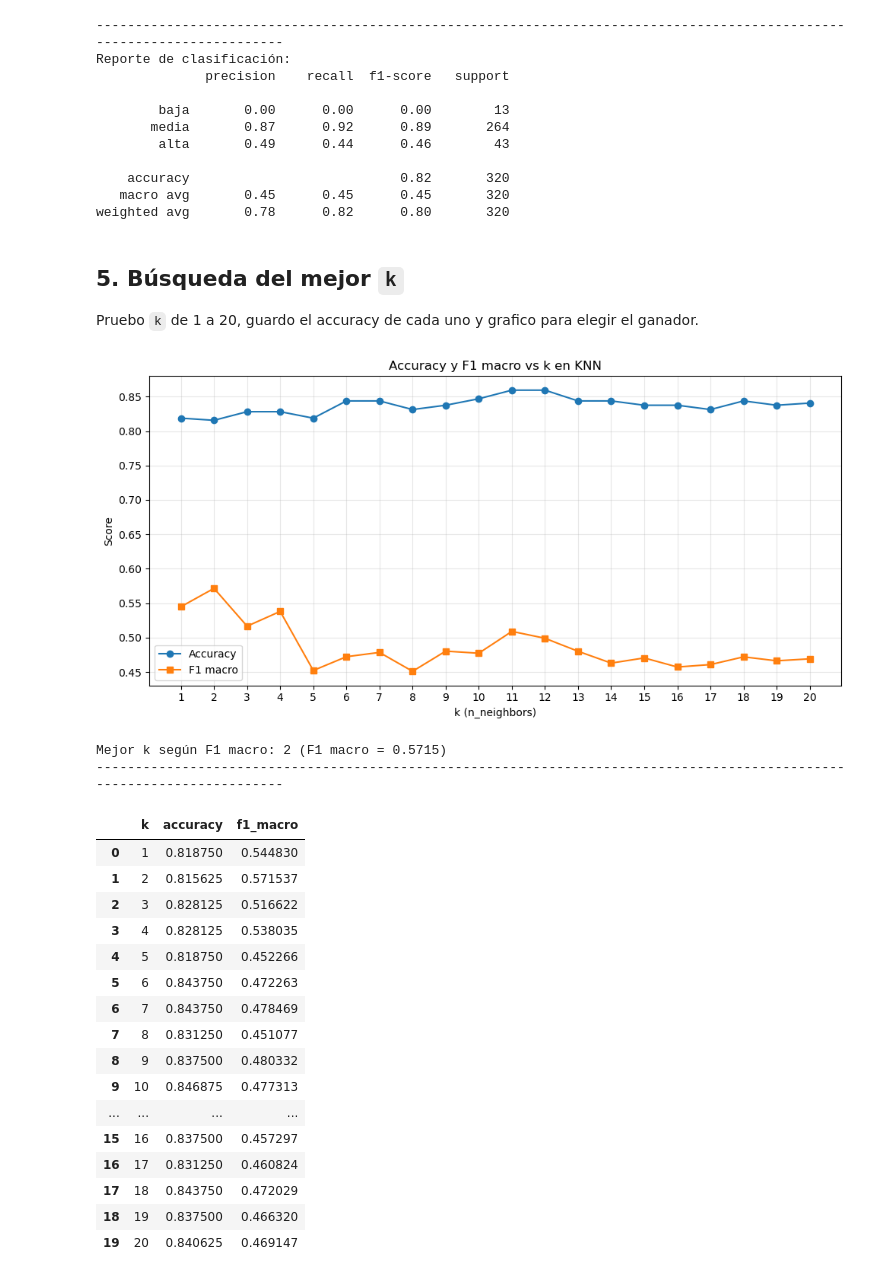
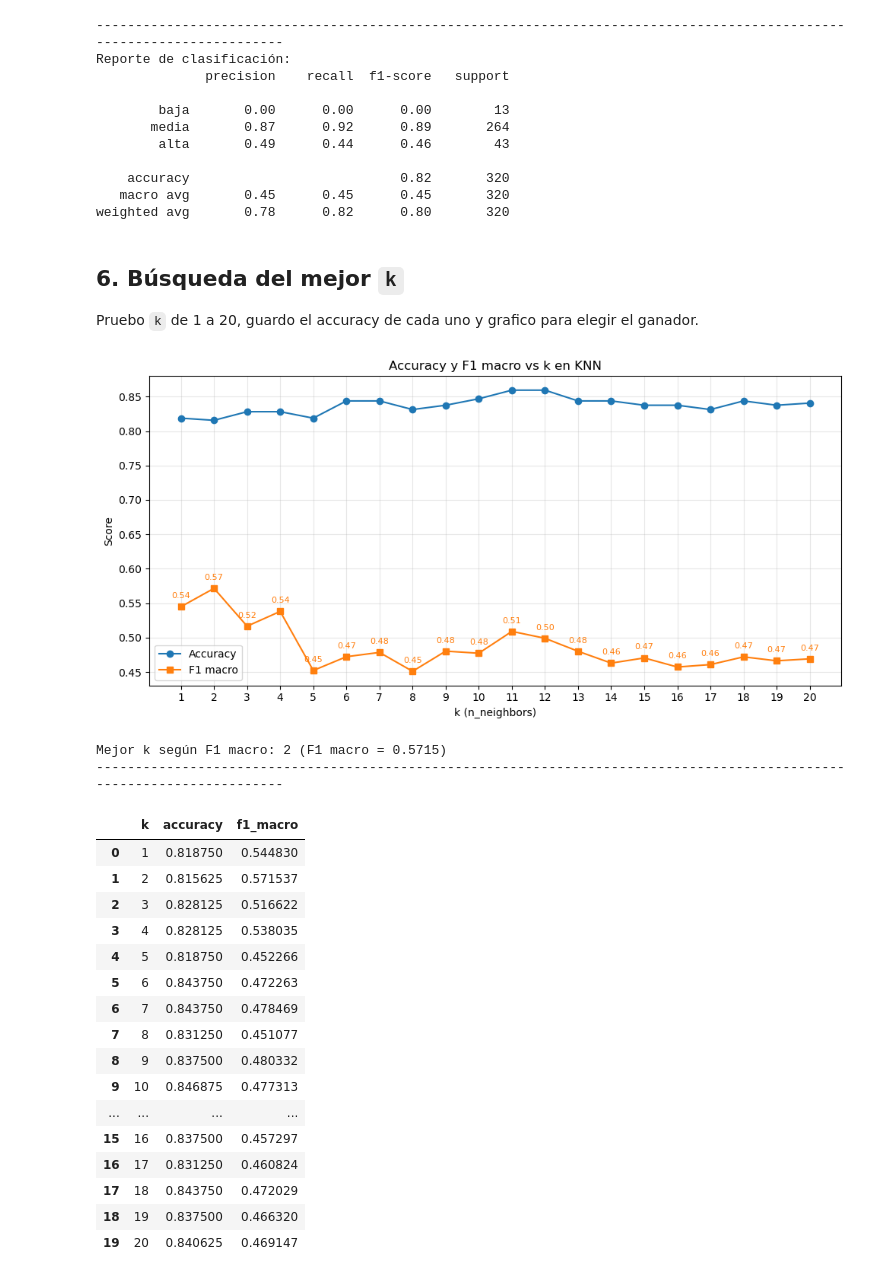
Before and after one commit to Cerco01/k-nearest-neighbors-4geeks-project, a Jupyter notebook: src/explore.ipynb, the cells around one changed output. Cells and saved outputs as stored; diff of their text form; code cells hidden in the pictures.

```diff
--- a/src/explore.ipynb
+++ b/src/explore.ipynb
@@ -5,6 +5,8 @@
 
 Entreno un `KNeighborsClassifier` para predecir la calidad de un vino tinto (baja / media / alta) a partir de 11 variables químicas. El dataset viene del `UCI Wine Quality` y la `quality` original (3-8) se mapea a un `label` de 3 clases (0/1/2).
 # %%
+import warnings
+
 import numpy as np
 import pandas as pd
 import matplotlib.pyplot as plt
@@ -15,8 +17,7 @@ from sklearn.preprocessing import StandardScaler
 from sklearn.neighbors import KNeighborsClassifier
 from sklearn.metrics import accuracy_score, confusion_matrix, classification_report, f1_score
 
-pd.set_option("display.max_columns", None)
-pd.set_option("display.width", 120)
+warnings.filterwarnings("ignore", message="X does not have valid feature names")
 
 SEPARATOR = 120 * "-"
 # %% [markdown]
@@ -199,41 +270,45 @@ Reporte de clasificación:
    macro avg       0.45      0.45      0.45       320
 weighted avg       0.78      0.82      0.80       320
 # %% [markdown]
-## 5. Búsqueda del mejor `k`
+## 6. Búsqueda del mejor `k`
 
 Pruebo `k` de 1 a 20, guardo el accuracy de cada uno y grafico para elegir el ganador.
 # %%
 k_values = range(1, 21)
 accuracies = []
 f1_macros = []
 
 for k in k_values:
     knn = KNeighborsClassifier(n_neighbors=k)
     knn.fit(X_train_scaled, y_train)
     y_pred = knn.predict(X_test_scaled)
     accuracies.append(accuracy_score(y_test, y_pred))
     f1_macros.append(f1_score(y_test, y_pred, average="macro"))
 
 fig, ax = plt.subplots(figsize=(10, 5))
 ax.plot(k_values, accuracies, marker="o", label="Accuracy")
 ax.plot(k_values, f1_macros, marker="s", label="F1 macro")
 ax.set_xlabel("k (n_neighbors)")
 ax.set_ylabel("Score")
 ax.set_title("Accuracy y F1 macro vs k en KNN")
 ax.set_xticks(list(k_values))
 ax.legend()
 ax.grid(True, alpha=0.3)
+
+for k, f1 in zip(k_values, f1_macros):
+    ax.annotate(f"{f1:.2f}", (k, f1), textcoords="offset points", xytext=(0, 8), ha="center", fontsize=8, color="tab:orange")
+
 plt.tight_layout()
 plt.show()
 
 best_k_idx = int(np.argmax(f1_macros))
 print(f"Mejor k según F1 macro: {list(k_values)[best_k_idx]} (F1 macro = {f1_macros[best_k_idx]:.4f})")
 print(SEPARATOR)
 
 results = pd.DataFrame({"k": list(k_values), "accuracy": accuracies, "f1_macro": f1_macros})
 display(results)
 # %% [output]
-[figure, old version]
+[figure, new version]
 Mejor k según F1 macro: 2 (F1 macro = 0.5715)
 ------------------------------------------------------------------------------------------------------------------------
 |  | k | accuracy | f1_macro |
```
Also changed, not shown: parts of 9 cells of this notebook.
